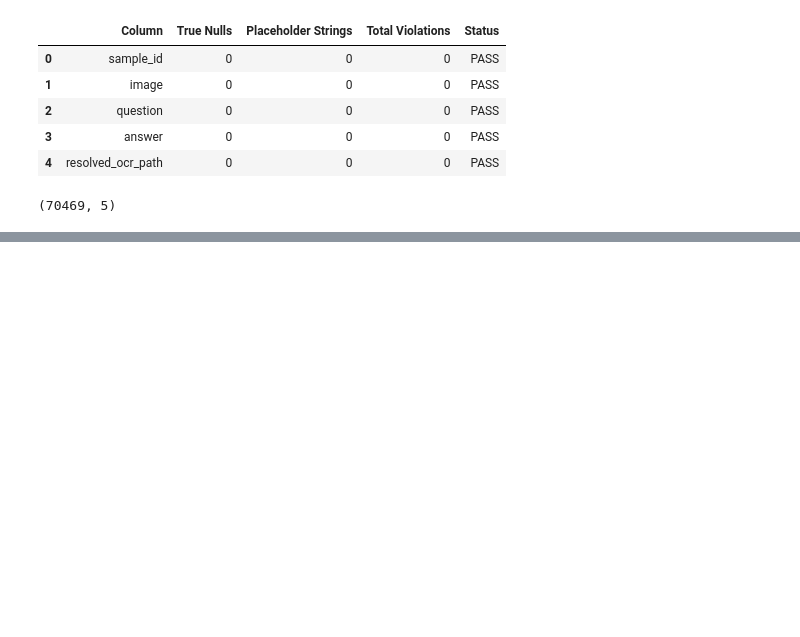
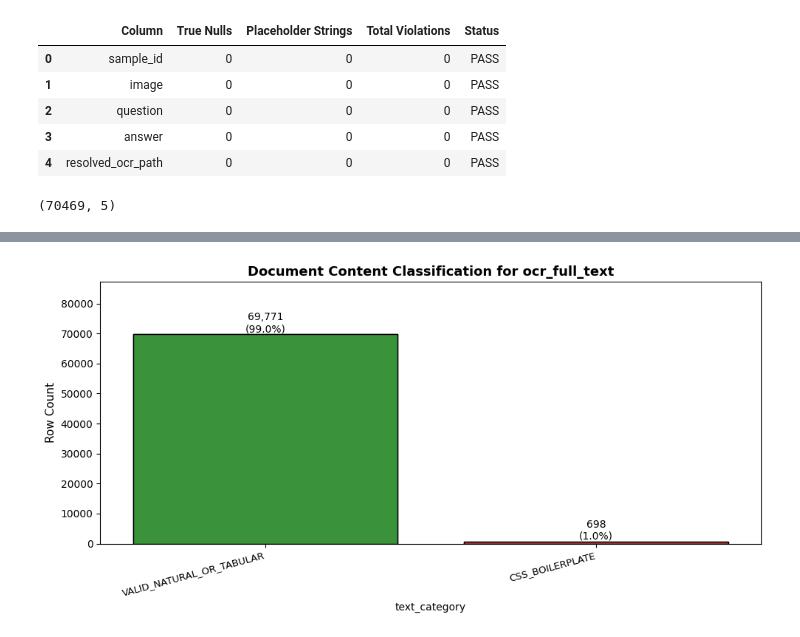
Before and after one commit to fayedraza1234/image-to-text-for-qa, a Jupyter notebook: EDA/EDA.ipynb, the cells around one changed output, grey strips where cells are left out. Saved outputs shown, nothing was run; the diff lists cells and outputs as text; code cells hidden in the pictures; blank space fills up the shorter version.

```diff
--- a/EDA/EDA.ipynb
+++ b/EDA/EDA.ipynb
@@ -312,0 +648,86 @@ df_clean.shape
+# %%
+def score_text_validity(text: str) -> dict:
+    if not isinstance(text, str) or not text.strip():
+        return {
+            "char_len": 0,
+            "word_count": 0,
+            "code_punct_ratio": 0.0,
+            "css_pattern_hits": 0,
+            "text_category": "EMPTY",
+        }
+
+    char_len = len(text)
+    words = text.split()
+    word_count = len(words)
+
+    # 1. Code / Styling symbols ({}, ;, :, %, #, <>, \)
+    code_symbols = sum(1 for c in text if c in "{};:#%<>\\")
+    code_punct_ratio = code_symbols / char_len if char_len > 0 else 0.0
+
+    # 2. Explicit CSS rule declarations
+    css_patterns = re.findall(
+        r"(\.mw-parser-output|display\s*:|font-size|font-weight|\bmargin\b|\bpadding\b|border-collapse)",
+        text,
+        re.IGNORECASE,
+    )
+    css_hits = len(css_patterns)
+
+    # 3. Classification rules
+    if css_hits > 1 or code_punct_ratio > 0.06:
+        category = "CSS_BOILERPLATE"
+    else:
+        category = "VALID_NATURAL_OR_TABULAR"
+
+    return {
+        "char_len": char_len,
+        "word_count": word_count,
+        "code_punct_ratio": round(code_punct_ratio, 4),
+        "css_pattern_hits": css_hits,
+        "text_category": category,
+    }
+
+
+metrics_df = pd.DataFrame(df_clean["ocr_full_text"].apply(score_text_validity).tolist(), index=df_clean.index)
+df_clean = pd.concat([df_clean, metrics_df], axis=1)
+
+# Aggregate distribution
+category_counts = df_clean["text_category"].value_counts()
+ordered_cats = [
+    "VALID_NATURAL_OR_TABULAR",
+    "CSS_BOILERPLATE",
+    "EMPTY",
+]
+
+ordered_cats = [c for c in ordered_cats if c in category_counts]
+counts = category_counts[ordered_cats]
+percentages = (counts / len(df_clean) * 100).round(2)
+
+summary_df = pd.DataFrame({"Row Count": counts, "Percentage (%)": percentages})
+print(summary_df.to_string())
+
+# Plot Distribution Bar Chart
+plt.figure(figsize=(10, 5))
+colors = ["#2ca02c", "#d62728"]
+
+bars = plt.bar(
+    counts.index,
+    counts.values,
+    color=colors[: len(counts)],
+    edgecolor="black"
+)
+
+plt.title(
+    f"Document Content Classification for ocr_full_text",
+    fontsize=13,
+    fontweight="bold",
+)
+plt.ylabel("Row Count", fontsize=11)
+plt.xticks(rotation=15, ha="right", fontsize=9.5)
+
+ax = sns.barplot(x=counts.index, y=counts.values, palette=colors[:len(counts)], edgecolor="black")
+ax.bar_label(ax.containers[0], labels=[f"{count:,}\n({percentage:.1f}%)" for count, percentage in zip(counts.values, percentages.values)])
+
+plt.ylim(0, max(counts.values)*1.25)
+plt.tight_layout()
+plt.show()
+# %% [output]
@@ -312,0 +741 @@ df_clean.shape
+[figure, added]
```
Also changed, not shown: parts of 48 cells of this notebook.
